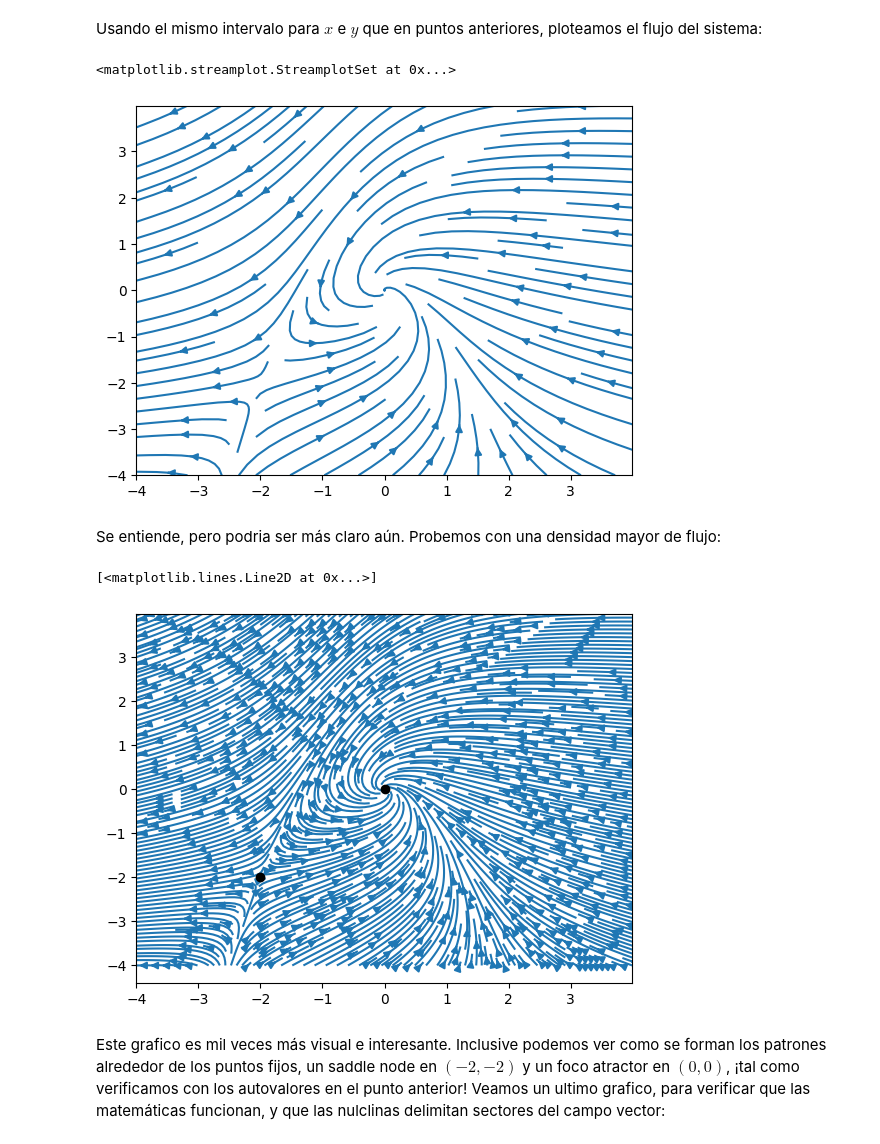
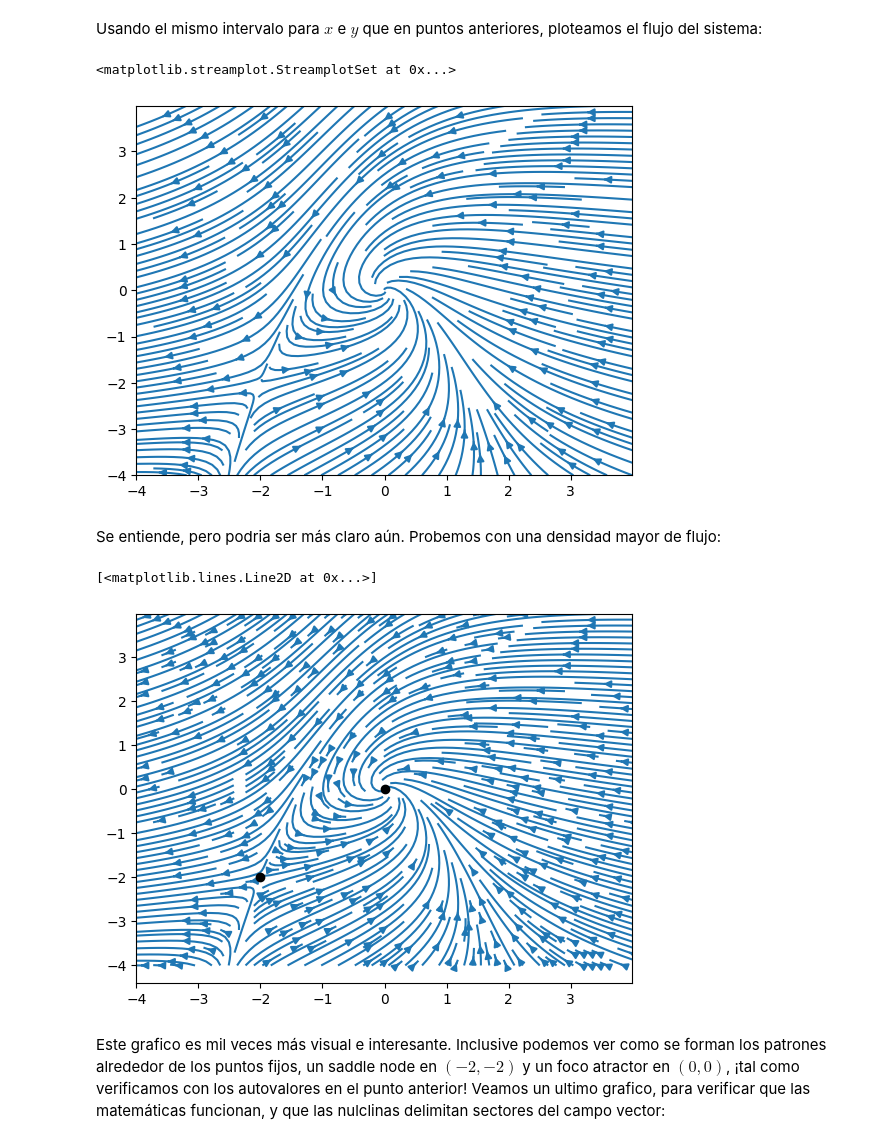
Before and after one commit to lmendezayl/modelado-continuo, a Jupyter notebook: trabajos-practicos/TP1IMC2025_MENDEZ_STANGALINI_DRELEWICZ.ipynb, the cells around one changed output. Saved outputs shown, nothing was run; the diff lists cells and outputs as text; code cells hidden in the pictures.

```diff
--- a/trabajos-practicos/TP1IMC2025_MENDEZ_STANGALINI_DRELEWICZ.ipynb
+++ b/trabajos-practicos/TP1IMC2025_MENDEZ_STANGALINI_DRELEWICZ.ipynb
@@ -159,4 +171,14 @@ plt.show()
 # %% [markdown]
 
 1.5. Considerando que las bifurcaciones separan regiones que definen comportamientos del sistema cualitativamente distintos. Para c=10, elija un valor de $\rho$ dentro de cada una de esas regiones como caso representativo de la dinámica asociada. Tengan en cuenta que no es necesario que busquen exactamente dónde están las bifurcaciones, con elegir valores de $\rho$ que me caractericen cada región y su dinámica ya es suficiente. Para cada uno de estos valores de $\rho$, estudie distintas soluciones del sistema, obtenidas de integrar con el método de Euler, para distintos valores iniciales. Cómo interpreta las trayectorias encontradas y cómo las relaciona con los resultados previos?
+# %%
+# Método de Euler
+def odeEuler(f, x0, t_span, args=(), dt=0.1):
+    t0, tf = t_span[0], t_span[1]
+    t = np.arange(t0, tf+dt, step=dt)
+    x = np.zeros_like(t)
+    x[0] = x0
+    for i in range(len(t)-1):
+        x[i+1] = x[i] + dt*f(x[i], *args)
+    return t, x
 # %%
@@ -196,20 +228,16 @@ usamos p = - 4 para mantener continuidad de ej anterior
 
 justificar que para todo ci, 0 < ci < 1, asi converge al pf inestable
 # %%
-p = -4
-dt = 0.1
+p = -5
+dt = -0.1
 tmax = 5
-t = np.arange(tmax, 0, -dt)
-ci = np.arange(0.1, 1, dt)
-
-for cii in ci:
-    solucion = sp.integrate.odeint(f, cii, t, args=(p,))
-    x = solucion[:, 0][::-1]
-    plt.plot(t[::-1], x)
-plt.title(f"$r={p}$")
-plt.xlabel("t", fontsize=16)
-plt.ylabel("x(t)", fontsize=16)
-plt.legend()
+ci = np.arange(0.1, 0.9, step=0.1)
+for x0 in ci:
+    t, x = odeEuler(f, x0, t_span=(tmax, 0) , args=(p, ), dt=dt)
+    plt.plot(t, x)
+plt.title(r"$\rho = {}$".format(p))
+plt.xlabel(r"$t$", fontsize=14)
+plt.ylabel(r"$x(t)$", fontsize=14)
 plt.grid()
 plt.show()
 # %% [output]
@@ -229,7 +257,7 @@ $$
 
 2.1. Defina el sistema con una función de Python.
 # %%
-def f(t, z):
+def F(t, z):
     x, y = z
     return [-x - x**2 - y, x - y] # [dx, dy]
 # %% [markdown]
@@ -239,8 +267,8 @@ def f(t, z):
 # %% [markdown]
 Definimos el intervalo $-4 \leq x,y \leq 4$ donde evaluaremos nuestro campo vector $f$.
 # %%
-x, y = np.meshgrid(np.arange(-4, 4, .01), np.arange(-4, 4, .01))
-DFx, DFy = f(0, [x, y]) # t=0
+X, Y = np.meshgrid(np.arange(-4, 4, .01), np.arange(-4, 4, .01))
+DFx, DFy = F(0, [X, Y]) # t=0
 # %% [markdown]
 Usamos `coutour` para plotear las nulclinas.
 # %%
@@ -351,19 +376,19 @@ Ahora, los autovalores son reales, positivo y negativo. Entonces, debe ser un pu
 # %% [markdown]
 Usando el mismo intervalo para $x$ e $y$ que en puntos anteriores, ploteamos el flujo del sistema:
 # %%
-plt.streamplot(x, y, DFx, DFy, density=1, minlength=.1)
+plt.streamplot(X, Y, DFx, DFy, density=2, minlength=.1)
 # %% [output]
 <matplotlib.streamplot.StreamplotSet at 0x...>
-[figure, old version]
+[figure, new version]
 # %% [markdown]
 Se entiende, pero podria ser más claro aún. Probemos con una densidad mayor de flujo:
 # %%
-plt.streamplot(x, y, DFx, DFy, density=3, minlength=0.01) # Cambiamos density a 3, minlenght a 0.01
+plt.streamplot(X, Y, DFx, DFy, density=2, minlength=0.01) # Cambiamos density a 3, minlenght a 0.01
 plt.plot(0,0, marker='o', color="black")
 plt.plot(-2,-2, marker='o', color="black")
 # %% [output]
 [<matplotlib.lines.Line2D at 0x...>]
-[figure, old version]
+[figure, new version]
 # %% [markdown]
 Este grafico es mil veces más visual e interesante. Inclusive podemos ver como se forman los patrones alrededor de los puntos fijos, un saddle node en $(-2,-2)$ y un foco atractor en $(0,0)$, ¡tal como verificamos con los autovalores en el punto anterior! Veamos un ultimo grafico, para verificar que las matemáticas funcionan, y que las nulclinas delimitan sectores del campo vector:
 # %%
```
Also changed, not shown: parts of 31 cells of this notebook.
